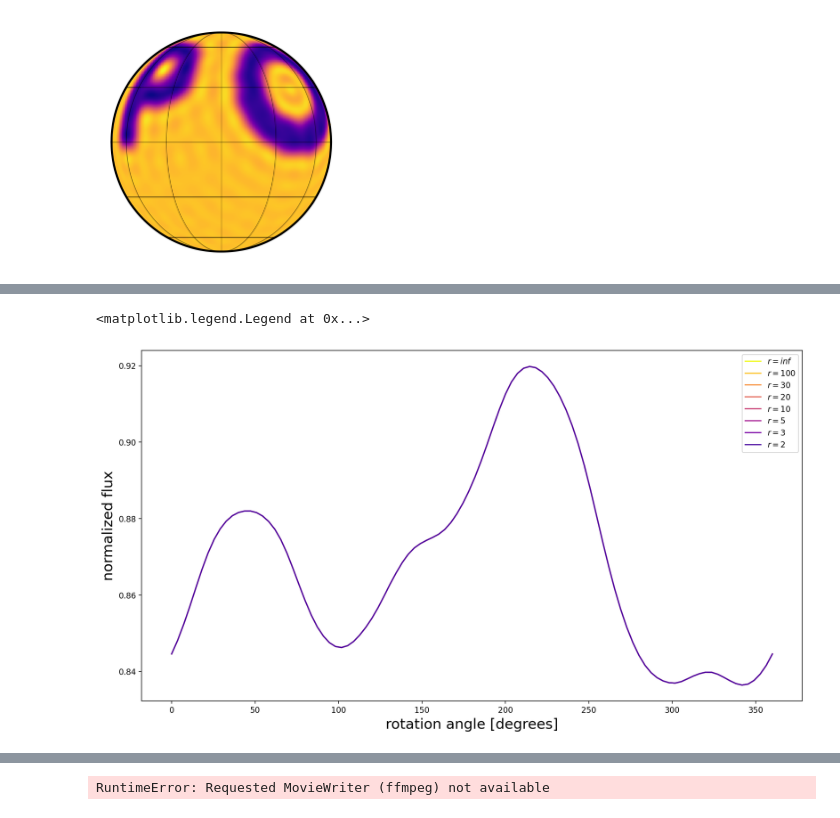
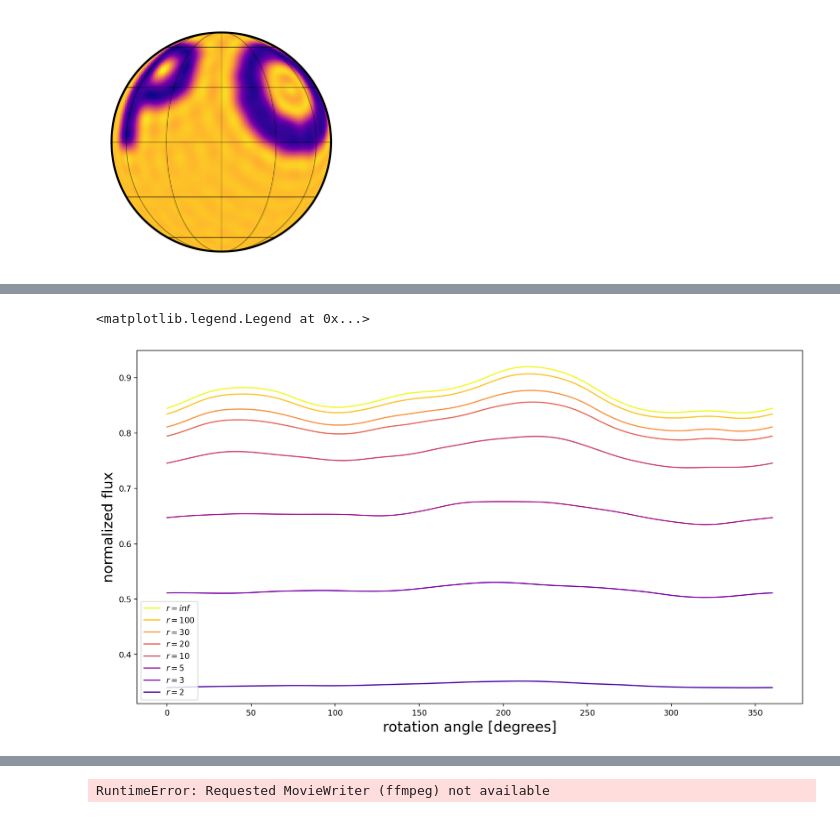
Before and after one commit to ssagynbayeva/starry-project, a Jupyter notebook: RelativisticStarry.ipynb, the cells around one changed output, grey strips where cells are left out. Saved outputs shown, nothing was run; the diff lists cells and outputs as text; code cells hidden in the pictures.

Commit message:
added flux vs vrot

```diff
--- a/RelativisticStarry.ipynb
+++ b/RelativisticStarry.ipynb
@@ -115,7 +130,7 @@ show_ylms(lmax=3, rs=2)
 # %% [output]
 [figure]
 # %%
-def energy(r, l, theta, rs, vrot=0.3):
+def energy(r, l, theta, rs, vrot):
     """
     the relation between the energy observed at
     infinite distance and the emitted energy at the surface
@@ -129,5 +144,5 @@ $$e/e_{surf} = 1 - rv_{rot}\sin{\theta_0} + (r^2 - 1/2)v_{rot}^2\sin{\theta_0^2}
 # %%
-def intensity(r, l, theta, rs=np.inf):
+def intensity(r, l, theta, rs, vrot):
     """
     Radial intensity of the zonal spherical harmonic of degree `l`
     projected onto the unit disk for a neutron star of radius `rs`
@@ -135,7 +150,7 @@ def intensity(r, l, theta, rs=np.inf):
     """
     t = 2 * (1 - np.sqrt(1 - r**2)) / (r * rs)
     coslat = np.sqrt(1 - r**2) * np.cos(t) - r * np.sin(t)
-    return np.sqrt(2 * l + 1) / np.pi * legendre(l)(coslat) * energy(r,l,np.arccos(coslat),rs)
+    return np.sqrt(2 * l + 1) / np.pi * legendre(l)(coslat) * energy(r,l,np.arccos(coslat),rs, vrot)
 # %% [markdown]
 The intensity of the spherical harmonic $Y_{l,0}$ projected onto the disk is
 
@@ -151,5 +224,5 @@ $$
 # %%
-def ylm_integrals(lmax, theta, rs=np.inf):
+def ylm_integrals(lmax, theta, rs,vrot):
     """
     Projected intensity integrated over the unit disk.
     This is the flux one would measure from each basis component.
@@ -157,12 +230,12 @@ def ylm_integrals(lmax, theta, rs=np.inf):
     I = np.zeros((lmax + 1) ** 2)
     for l in range(lmax + 1):
         n = l ** 2 + l
-        I[n] = 2 * np.pi * quad(lambda r: r * intensity(r, l, rs), 0, 1)[0]
+        I[n] = 2 * np.pi * quad(lambda r: r * intensity(r, l, theta=theta,rs=rs,vrot=vrot), 0, 1)[0]
     return I
 # %%
-def design_matrix(theta, lmax=30, inc=90, rs=np.inf):
+def design_matrix(theta, rs, vrot, lmax=30, inc=90):
     map = starry.Map(lmax)
-    rT = ylm_integrals(lmax, theta, rs=rs).reshape(1, -1)
+    rT = ylm_integrals(lmax, theta, rs=rs, vrot=vrot).reshape(1, -1)
     return map.ops.right_project(
         rT,
         np.array(inc * np.pi / 180),
@@ -205,11 +258,11 @@ array([ 1.00000000e+00, -1.75688658e-01, -2.09770872e-02,  2.17313714e-03,
 # %%
 fig, ax = plt.subplots(1, figsize=(15, 8))
 cmap = plt.get_cmap("plasma_r")
 for n, rs in enumerate([np.inf, 100, 30, 20, 10, 5, 3, 2]):
-    plt.plot(theta, flux(theta, map.y, lmax=30, rs=2), label=f"$r={rs}$", color=cmap(n/8))
+    plt.plot(theta, flux(theta, map.y, lmax=30, rs=rs,vrot=0.3), label=f"$r={rs}$", color=cmap(n/8))
 plt.xlabel("rotation angle [degrees]", fontsize=18)
 plt.ylabel("normalized flux", fontsize=18)
 plt.legend()
 # %% [output]
 <matplotlib.legend.Legend at 0x...>
-[figure, old version]
+[figure, new version]
```
Also changed, not shown: parts of 7 cells of this notebook, 3 other files.
